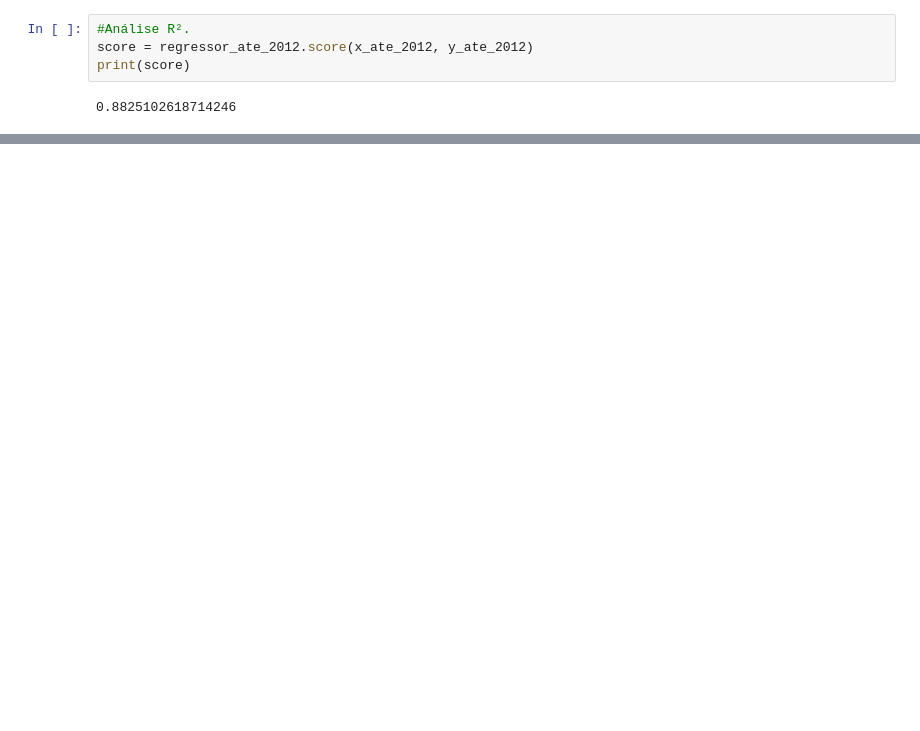
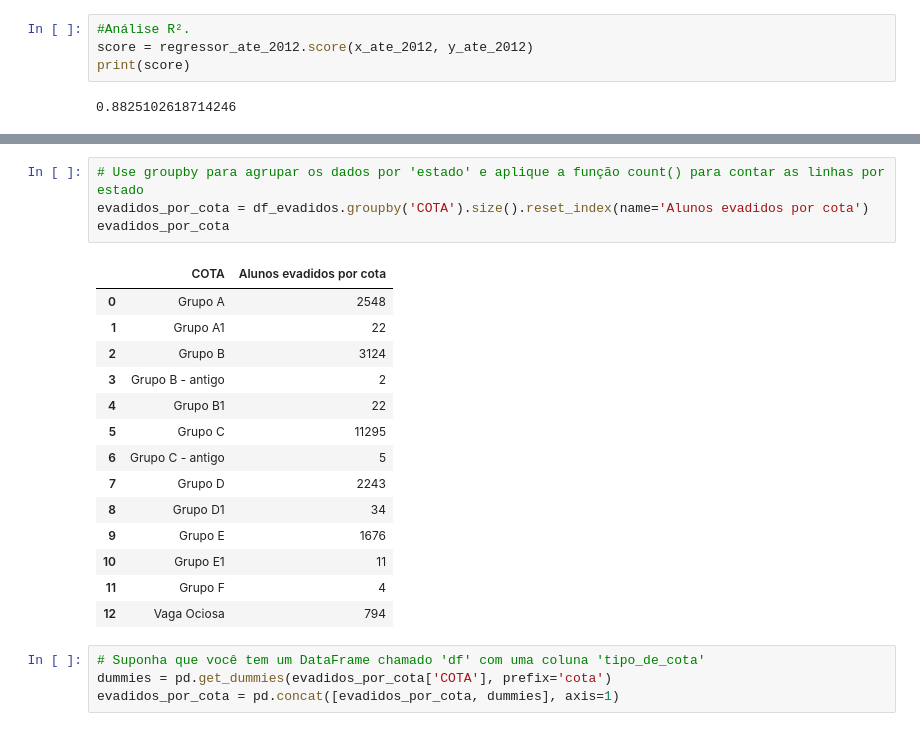
Before and after one commit to heliomacedofilho/projetos-do-bootcamp-analise-de-dados-enap-2023, a Jupyter notebook: analise_da_evasao_estudantil/Dados/Regressão linear.ipynb, the cells around one changed output, grey strips where cells are left out. Cells and saved outputs as stored; diff of their text form; blank space fills up the shorter version.

```diff
--- a/analise_da_evasao_estudantil/Dados/Regressão linear.ipynb
+++ b/analise_da_evasao_estudantil/Dados/Regressão linear.ipynb
@@ -139,0 +181,23 @@ print(score)
+# %%
+# Use groupby para agrupar os dados por 'estado' e aplique a função count() para contar as linhas por estado
+evadidos_por_cota = df_evadidos.groupby('COTA').size().reset_index(name='Alunos evadidos por cota')
+evadidos_por_cota
+# %% [output]
+|  | COTA | Alunos evadidos por cota |
+| 0 | Grupo A | 2548 |
+| 1 | Grupo A1 | 22 |
+| 2 | Grupo B | 3124 |
+| 3 | Grupo B - antigo | 2 |
+| 4 | Grupo B1 | 22 |
+| 5 | Grupo C | 11295 |
+| 6 | Grupo C - antigo | 5 |
+| 7 | Grupo D | 2243 |
+| 8 | Grupo D1 | 34 |
+| 9 | Grupo E | 1676 |
+| 10 | Grupo E1 | 11 |
+| 11 | Grupo F | 4 |
+| 12 | Vaga Ociosa | 794 |
+# %%
+# Suponha que você tem um DataFrame chamado 'df' com uma coluna 'tipo_de_cota'
+dummies = pd.get_dummies(evadidos_por_cota['COTA'], prefix='cota')
+evadidos_por_cota = pd.concat([evadidos_por_cota, dummies], axis=1)
```
Also changed, not shown: parts of 7 cells of this notebook.
